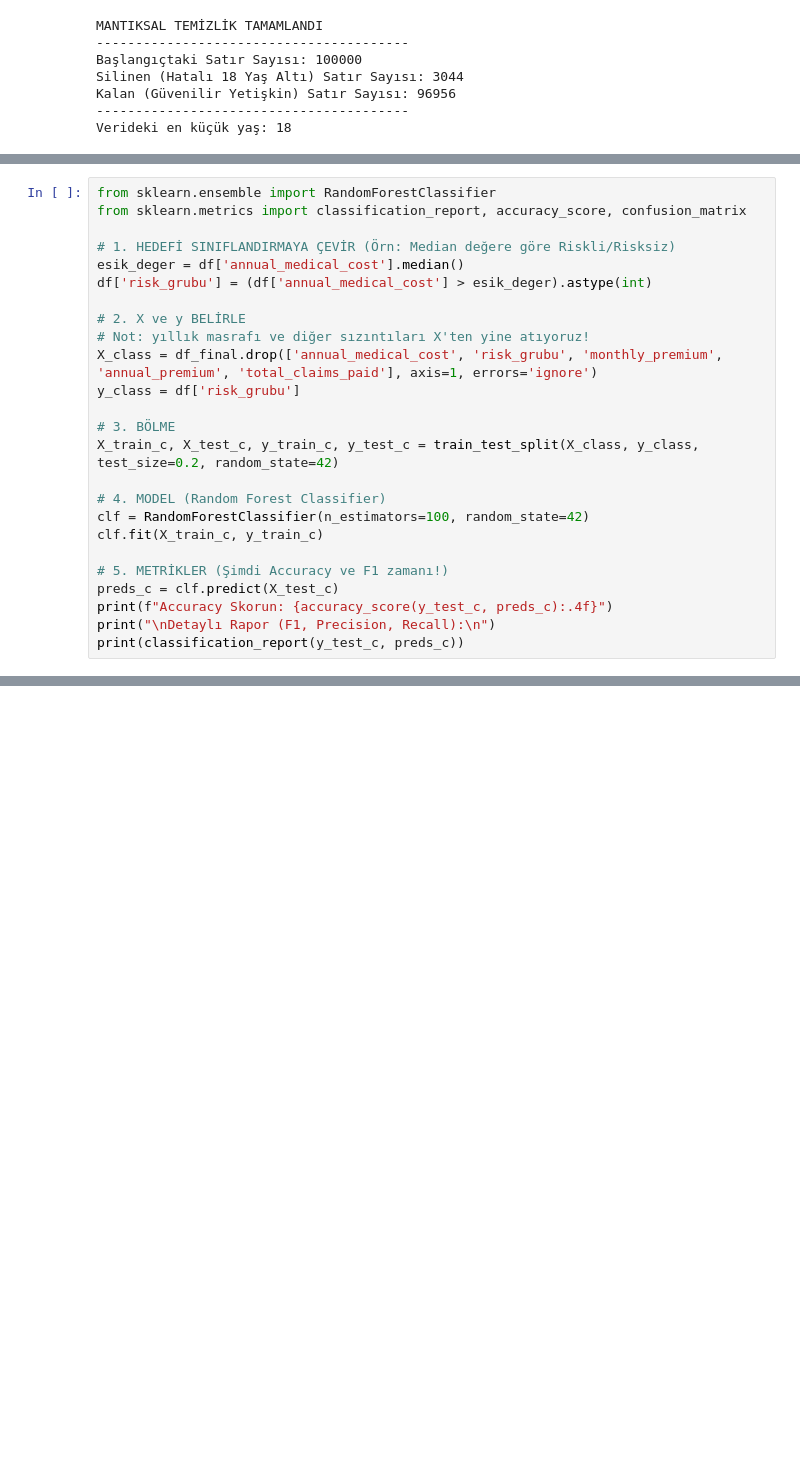
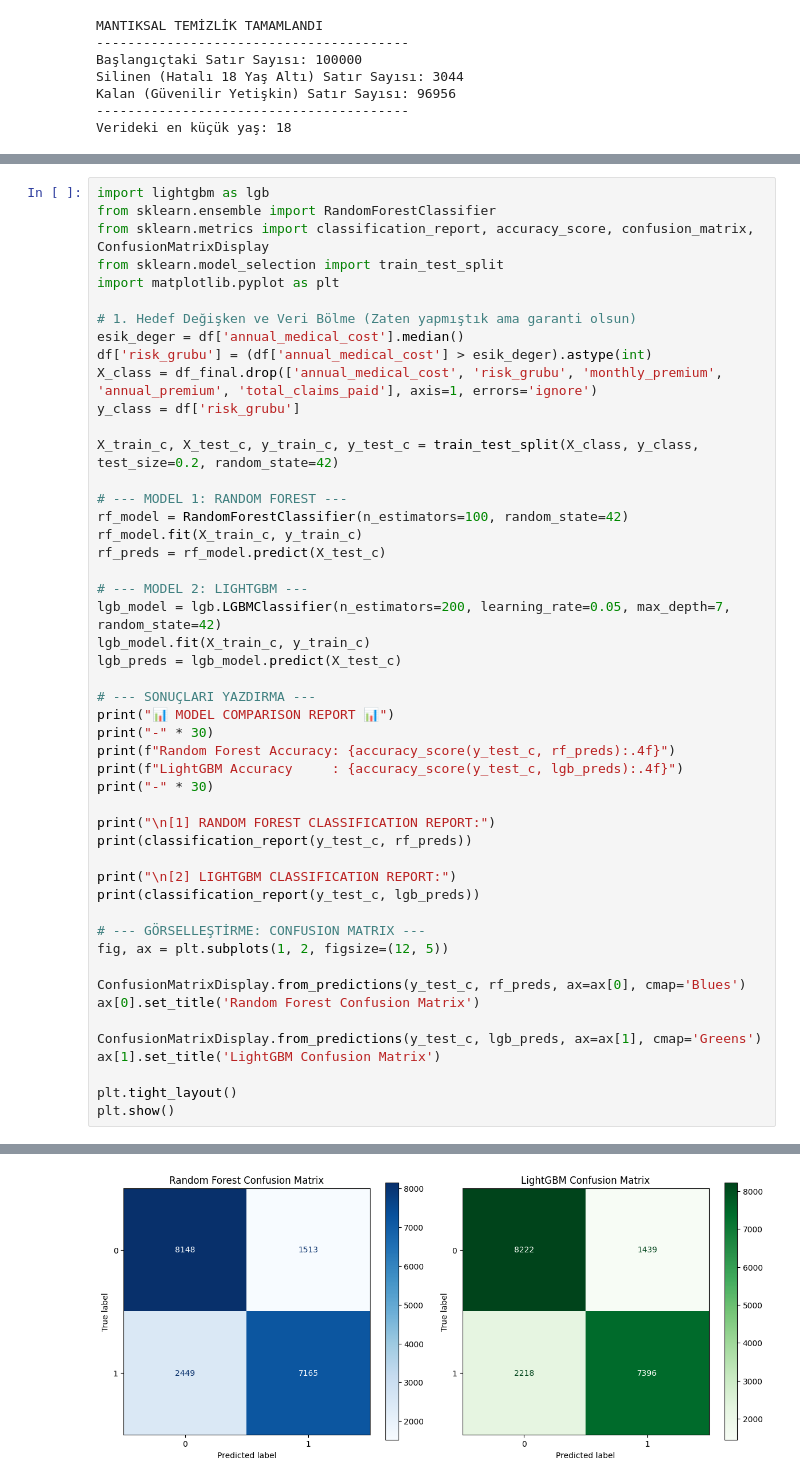
Before and after one commit to Elifglm/medical_insurance_project, a Jupyter notebook: insurance_model.ipynb, the cells around one changed output, grey strips where cells are left out. Saved outputs shown, nothing was run; the diff lists cells and outputs as text; blank space fills up the shorter version.

Commit message:
classification adn frontend feature is added

```diff
--- a/insurance_model.ipynb
+++ b/insurance_model.ipynb
@@ -432,28 +431,52 @@ Karesel Hata (RMSE): 1533.96 TL
 
 ✅ Model ve Ölçekleyici kaydedildi. Artık sunuma hazırız!
 # %%
+import lightgbm as lgb
 from sklearn.ensemble import RandomForestClassifier
-from sklearn.metrics import classification_report, accuracy_score, confusion_matrix
+from sklearn.metrics import classification_report, accuracy_score, confusion_matrix, ConfusionMatrixDisplay
+from sklearn.model_selection import train_test_split
+import matplotlib.pyplot as plt
 
-# 1. HEDEFİ SINIFLANDIRMAYA ÇEVİR (Örn: Median değere göre Riskli/Risksiz)
+# 1. Hedef Değişken ve Veri Bölme (Zaten yapmıştık ama garanti olsun)
 esik_deger = df['annual_medical_cost'].median()
 df['risk_grubu'] = (df['annual_medical_cost'] > esik_deger).astype(int)
-
-# 2. X ve y BELİRLE
-# Not: yıllık masrafı ve diğer sızıntıları X'ten yine atıyoruz!
 X_class = df_final.drop(['annual_medical_cost', 'risk_grubu', 'monthly_premium', 'annual_premium', 'total_claims_paid'], axis=1, errors='ignore')
 y_class = df['risk_grubu']
 
-# 3. BÖLME
 X_train_c, X_test_c, y_train_c, y_test_c = train_test_split(X_class, y_class, test_size=0.2, random_state=42)
 
-# 4. MODEL (Random Forest Classifier)
-clf = RandomForestClassifier(n_estimators=100, random_state=42)
-clf.fit(X_train_c, y_train_c)
+# --- MODEL 1: RANDOM FOREST ---
+rf_model = RandomForestClassifier(n_estimators=100, random_state=42)
+rf_model.fit(X_train_c, y_train_c)
+rf_preds = rf_model.predict(X_test_c)
 
-# 5. METRİKLER (Şimdi Accuracy ve F1 zamanı!)
-preds_c = clf.predict(X_test_c)
-print(f"Accuracy Skorun: {accuracy_score(y_test_c, preds_c):.4f}")
-print("\nDetaylı Rapor (F1, Precision, Recall):\n")
-print(classification_report(y_test_c, preds_c))
+# --- MODEL 2: LIGHTGBM ---
+lgb_model = lgb.LGBMClassifier(n_estimators=200, learning_rate=0.05, max_depth=7, random_state=42)
+lgb_model.fit(X_train_c, y_train_c)
+lgb_preds = lgb_model.predict(X_test_c)
+
+# --- SONUÇLARI YAZDIRMA ---
+print("📊 MODEL COMPARISON REPORT 📊")
+print("-" * 30)
+print(f"Random Forest Accuracy: {accuracy_score(y_test_c, rf_preds):.4f}")
+print(f"LightGBM Accuracy     : {accuracy_score(y_test_c, lgb_preds):.4f}")
+print("-" * 30)
+
+print("\n[1] RANDOM FOREST CLASSIFICATION REPORT:")
+print(classification_report(y_test_c, rf_preds))
+
+print("\n[2] LIGHTGBM CLASSIFICATION REPORT:")
+print(classification_report(y_test_c, lgb_preds))
+
+# --- GÖRSELLEŞTİRME: CONFUSION MATRIX ---
+fig, ax = plt.subplots(1, 2, figsize=(12, 5))
+
+ConfusionMatrixDisplay.from_predictions(y_test_c, rf_preds, ax=ax[0], cmap='Blues')
+ax[0].set_title('Random Forest Confusion Matrix')
+
+ConfusionMatrixDisplay.from_predictions(y_test_c, lgb_preds, ax=ax[1], cmap='Greens')
+ax[1].set_title('LightGBM Confusion Matrix')
+
+plt.tight_layout()
+plt.show()
 # %% [output]
@@ -471,0 +500 @@ weighted avg       0.80      0.80      0.80     19880
+[figure, added]
```
Also changed, not shown: parts of 11 cells of this notebook, 7 other files.
